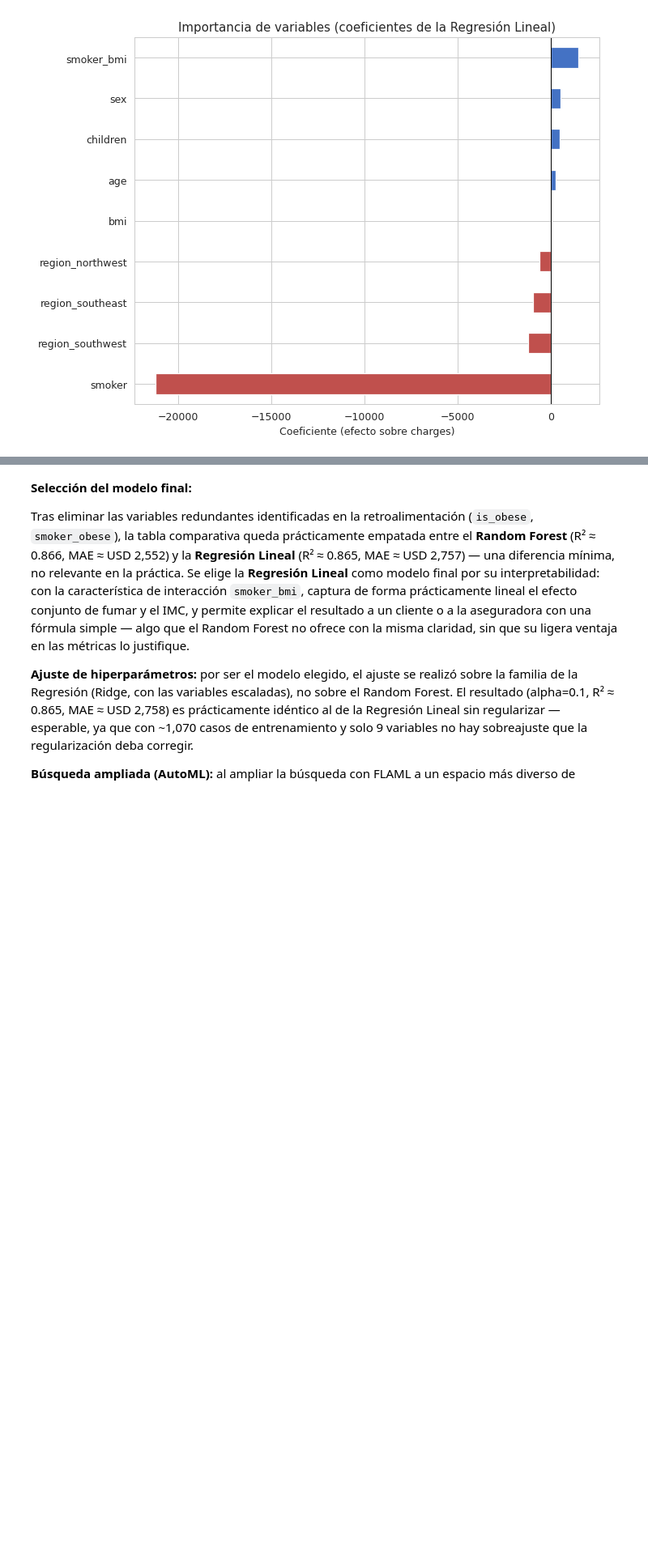
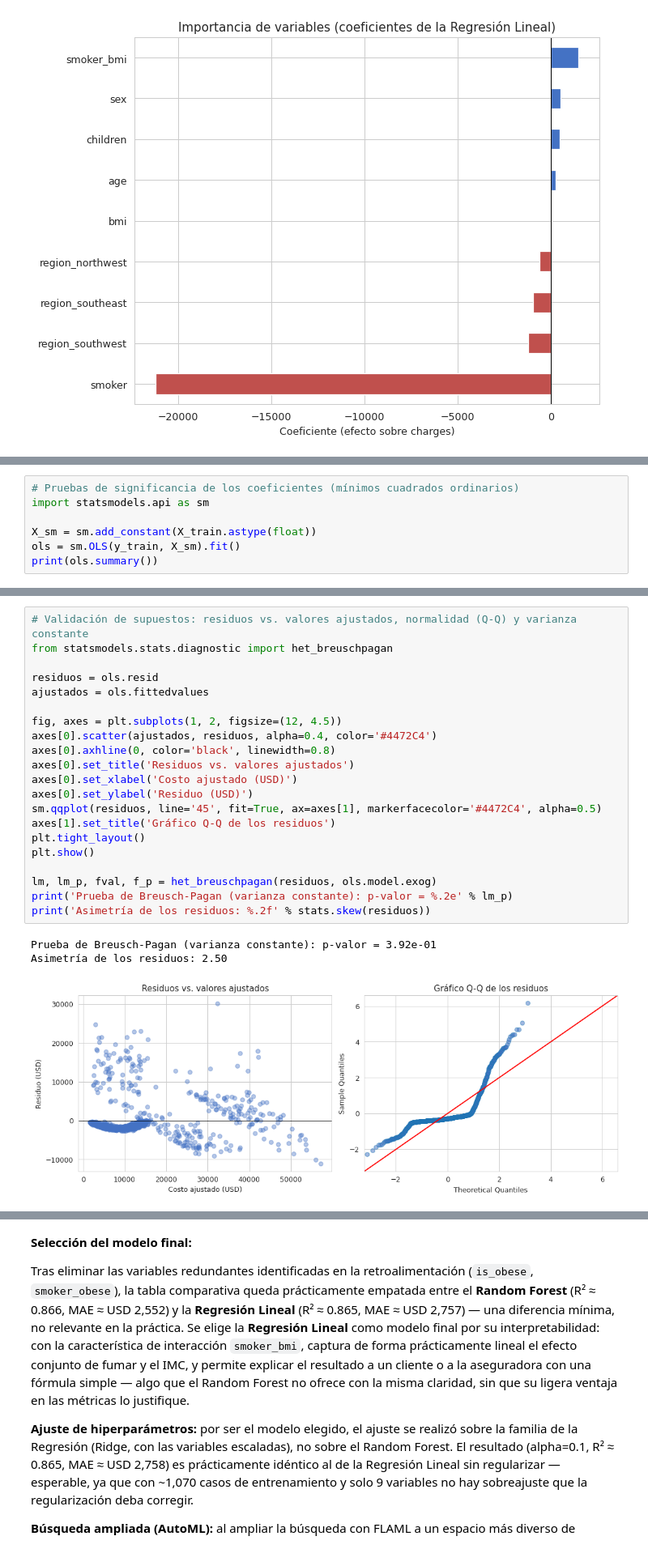
Before and after one commit to Crisprrubio/PIDA-Prediccion-Costos-Medicos-Seguro, a Jupyter notebook: PIDA-Notebook-Completo.ipynb, the cells around one changed output, grey strips where cells are left out. Shown at 81% size. Drawn from its saved outputs; the diff is of its cells as text; blank space fills up the shorter version.

```diff
--- a/PIDA-Notebook-Completo.ipynb
+++ b/PIDA-Notebook-Completo.ipynb
@@ -460,0 +525,7 @@ plt.show()
+# %%
+# Pruebas de significancia de los coeficientes (mínimos cuadrados ordinarios)
+import statsmodels.api as sm
+
+X_sm = sm.add_constant(X_train.astype(float))
+ols = sm.OLS(y_train, X_sm).fit()
+print(ols.summary())
@@ -460,0 +550,25 @@ plt.show()
+# %%
+# Validación de supuestos: residuos vs. valores ajustados, normalidad (Q-Q) y varianza constante
+from statsmodels.stats.diagnostic import het_breuschpagan
+
+residuos = ols.resid
+ajustados = ols.fittedvalues
+
+fig, axes = plt.subplots(1, 2, figsize=(12, 4.5))
+axes[0].scatter(ajustados, residuos, alpha=0.4, color='#4472C4')
+axes[0].axhline(0, color='black', linewidth=0.8)
+axes[0].set_title('Residuos vs. valores ajustados')
+axes[0].set_xlabel('Costo ajustado (USD)')
+axes[0].set_ylabel('Residuo (USD)')
+sm.qqplot(residuos, line='45', fit=True, ax=axes[1], markerfacecolor='#4472C4', alpha=0.5)
+axes[1].set_title('Gráfico Q-Q de los residuos')
+plt.tight_layout()
+plt.show()
+
+lm, lm_p, fval, f_p = het_breuschpagan(residuos, ols.model.exog)
+print('Prueba de Breusch-Pagan (varianza constante): p-valor = %.2e' % lm_p)
+print('Asimetría de los residuos: %.2f' % stats.skew(residuos))
+# %% [output]
+Prueba de Breusch-Pagan (varianza constante): p-valor = 3.92e-01
+Asimetría de los residuos: 2.50
+[figure, added]
```
Also changed, not shown: parts of 6 cells of this notebook, 2 other files.
